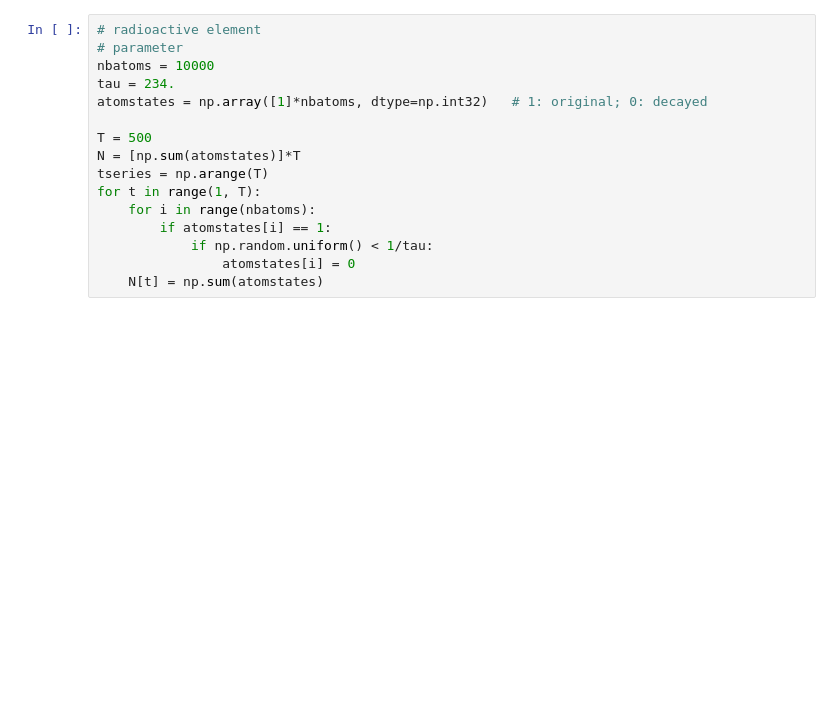
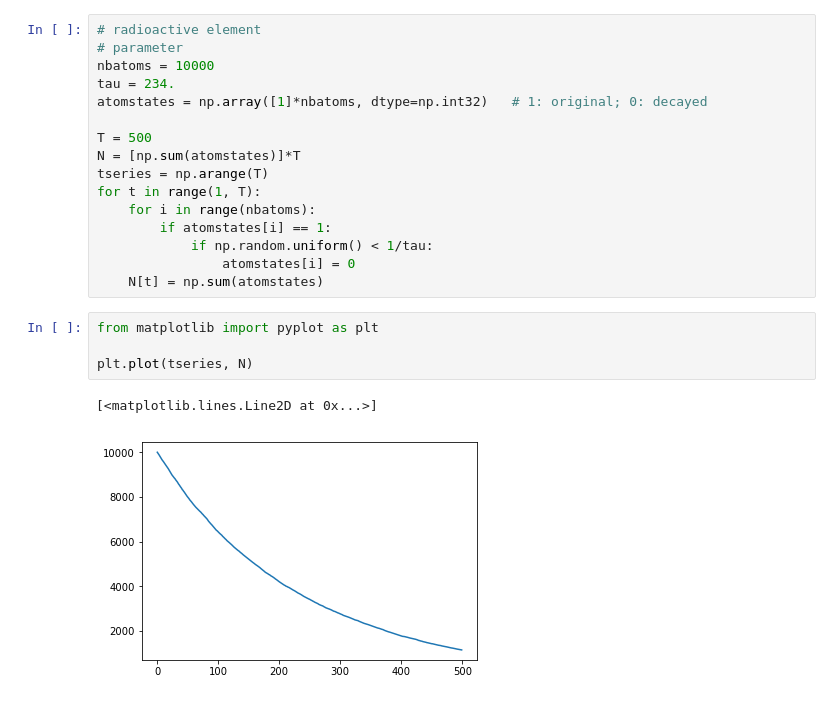
Before and after one commit to stephenhky/IPythonNotebooks, a Jupyter notebook: pymc3/RadioactiveDecay.ipynb, the cells around one changed output. Saved outputs shown, nothing was run; the diff lists cells and outputs as text; blank space fills up the shorter version.

```diff
--- a/pymc3/RadioactiveDecay.ipynb
+++ b/pymc3/RadioactiveDecay.ipynb
@@ -17,3 +19,10 @@ for t in range(1, T):
             if np.random.uniform() < 1/tau:
                 atomstates[i] = 0
     N[t] = np.sum(atomstates)
+# %%
+from matplotlib import pyplot as plt
+
+plt.plot(tseries, N)
+# %% [output]
+[<matplotlib.lines.Line2D at 0x...>]
+[figure, added]
```
Also changed, not shown: parts of 7 cells of this notebook.
